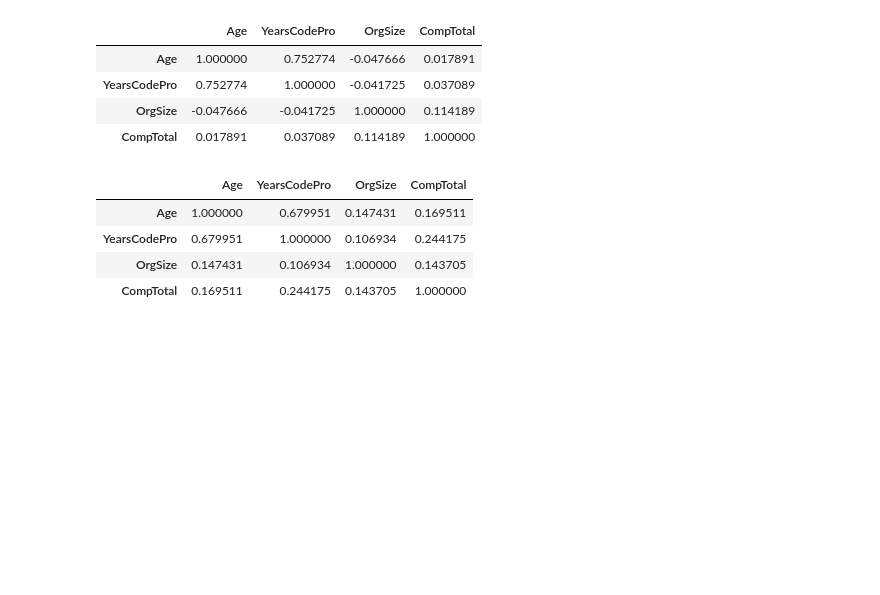
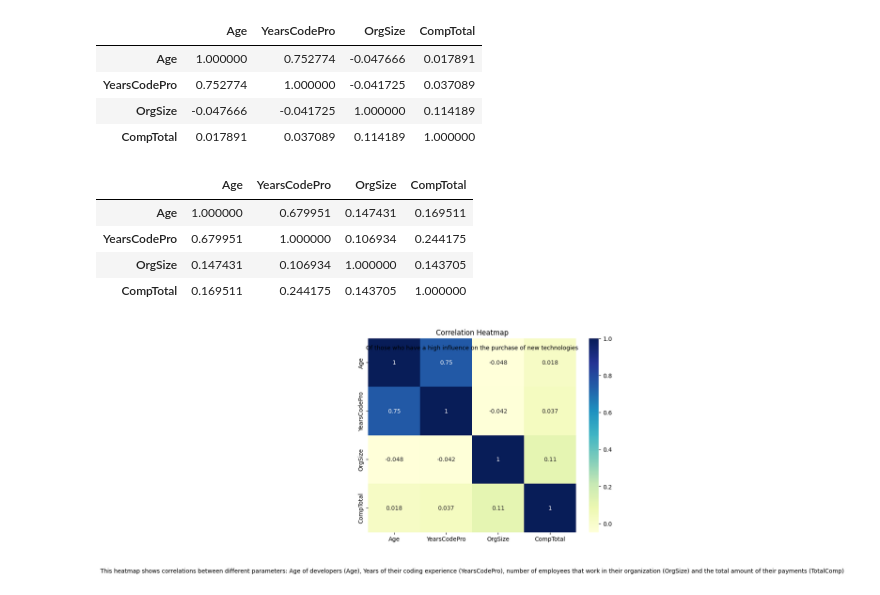
Before and after one commit to abrahim-k/stack_overflow_data, a Jupyter notebook: stack_overflow.ipynb, the cells around one changed output. Drawn from its saved outputs; the diff is of its cells as text; code cells hidden in the pictures; blank space fills up the shorter version.

```diff
--- a/stack_overflow.ipynb
+++ b/stack_overflow.ipynb
@@ -632,3 +646,7 @@ some_corr_result
 | YearsCodePro | 0.679951 | 1.000000 | 0.106934 | 0.244175 |
 | OrgSize | 0.147431 | 0.106934 | 1.000000 | 0.143705 |
 | CompTotal | 0.169511 | 0.244175 | 0.143705 | 1.000000 |
+# %%
+plotter.give_corr_plot(high_corr_result, 'a high influence')
+# %% [output]
+[figure, added]
```
Also changed, not shown: parts of 4 cells of this notebook.
